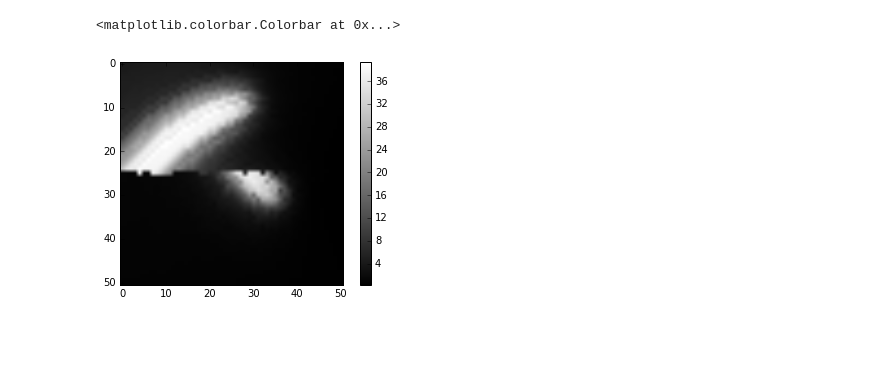
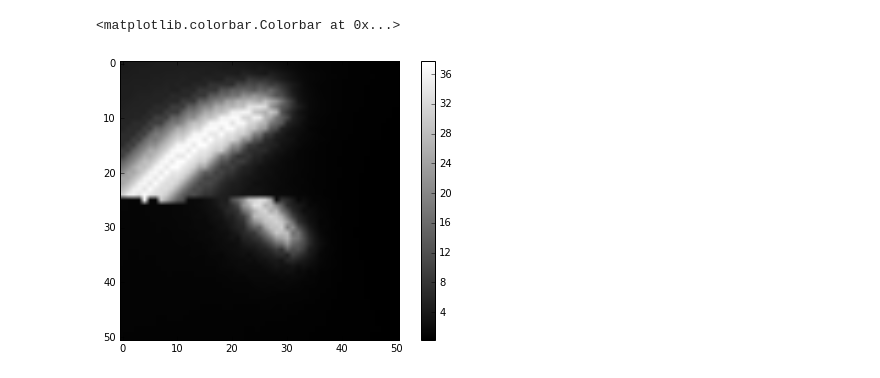
Before and after one commit to pulse2percept/pulse2percept, a Jupyter notebook: examples/notebooks/0.0-example-usage.ipynb, the cells around one changed output. Cells and saved outputs as stored; diff of their text form; code cells hidden in the pictures; blank space fills up the shorter version.

```diff
--- a/examples/notebooks/0.0-example-usage.ipynb
+++ b/examples/notebooks/0.0-example-usage.ipynb
@@ -7,6 +7,7 @@ from pulse2percept import oyster
 
 import matplotlib.pyplot as plt
 %matplotlib inline
+plt.style.use('fivethirtyeight')
 # %%
 # Create a retina
 r_sampling = 100       # spatial sampling of retina
@@ -16,4 +17,4 @@ retina = e2cm.Retina(sampling=r_sampling, axon_lambda=axon_lambda, rot=rot,
                      xlo=-3500, xhi=1500, ylo=-2500, yhi=2500)
 # %%
 # Place an Argus I array on the retina
-argus = e2cm.ArgusII(x_center=-500, y_center=200, h=100, rot=45*np.pi/180)
+argus = e2cm.ArgusII(x_center=-500, y_center=100, h=100, rot=45*np.pi/180)
@@ -45,4 +25,4 @@ tm = ec2b.TemporalModel(tsample)
 # %%
 # Send a pulse train to two specific electrodes, set all others to zero
 pt = e2cm.Psycho2Pulsetrain(tsample, freq=50, amp=20, dur=0.5)
-stim = {'E6': pt, 'A8': pt}
+stim = {'E5': pt, 'A8': pt}
@@ -50,8 +58,9 @@ stim = {'E6': pt, 'A8': pt}
 mov = ec2b.pulse2percept(stim, argus, tm, retina, n_jobs=8, dojit=True, tol=0.05)
 # %%
 frame = ec2b.get_brightest_frame(mov)
+plt.figure(figsize=(8, 5))
 plt.imshow(frame.data, cmap='gray')
 plt.colorbar()
 # %% [output]
 <matplotlib.colorbar.Colorbar at 0x...>
-[figure, old version]
+[figure, new version]
```
Also changed, not shown: parts of 2 cells of this notebook, 2 other files.
